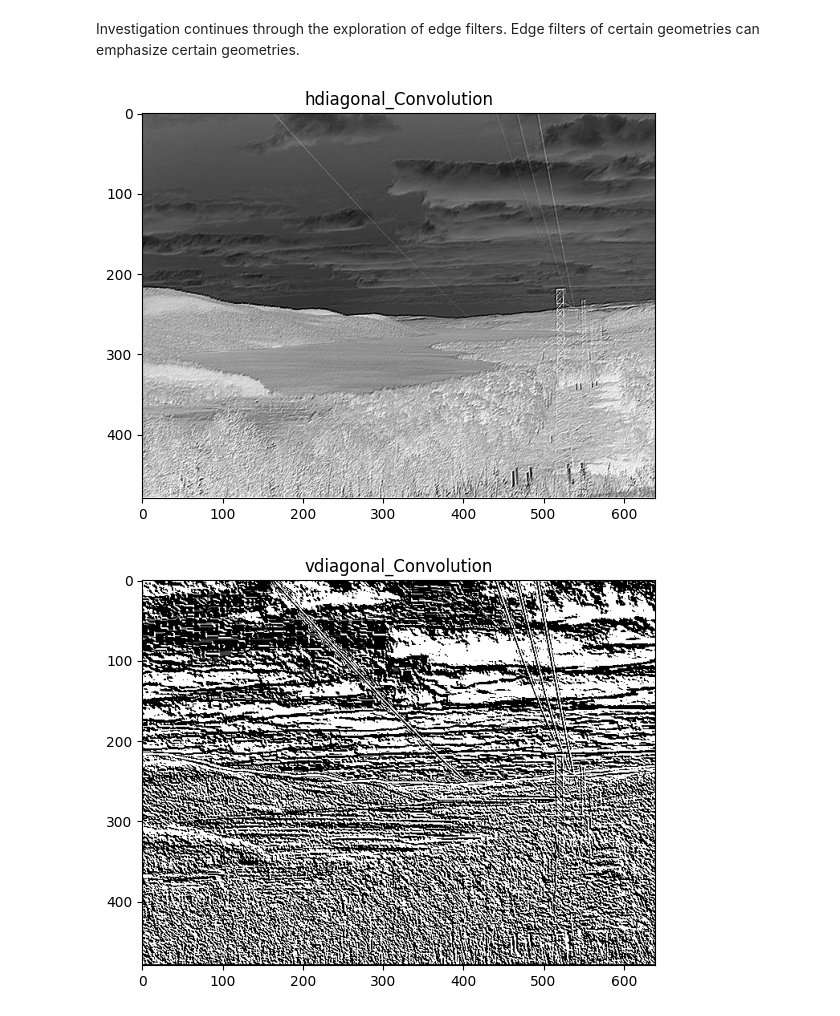
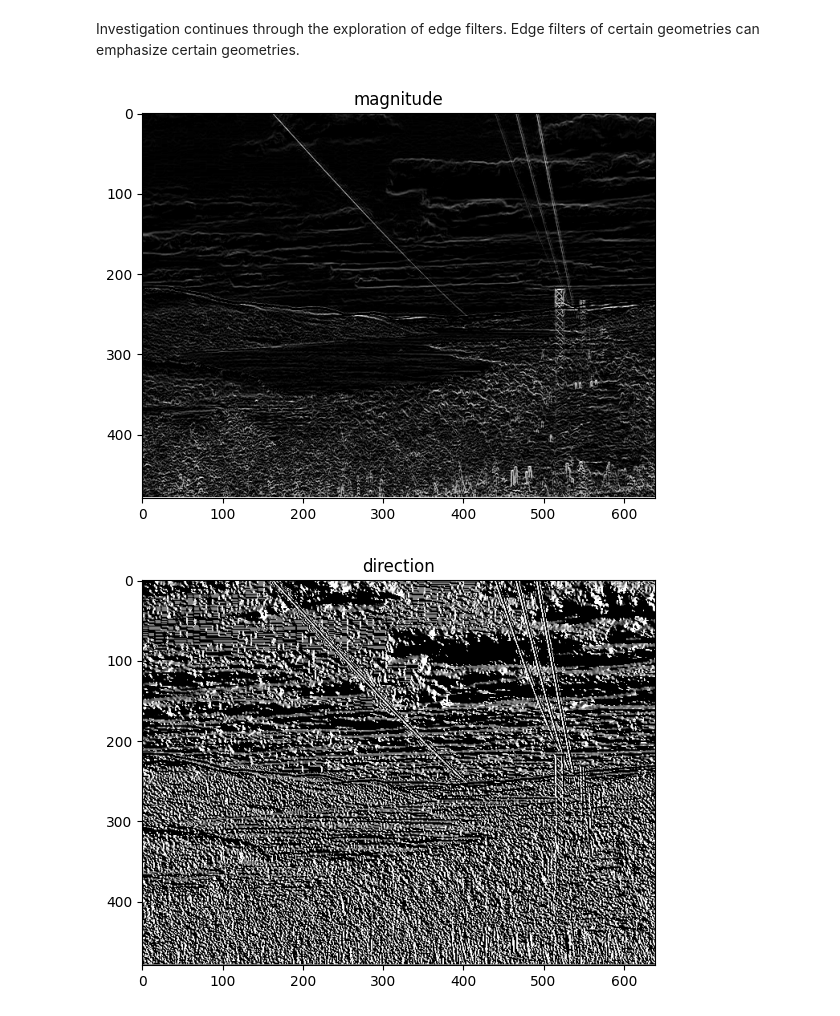
Before and after one commit to Mikerive/Color-Space, a Jupyter notebook: Power_Line_Project.ipynb, the cells around one changed output. Saved outputs shown, nothing was run; the diff lists cells and outputs as text; code cells hidden in the pictures.

```diff
--- a/Power_Line_Project.ipynb
+++ b/Power_Line_Project.ipynb
@@ -99,5 +87,5 @@ vcustom = vcustom/5
 # %%
-folder_name = 'PowerLineProject/Picture1/'
+folder_name = 'PowerLineProject/Picture1'
 
-inverted, inverted_path = ColorSpace('Image/Panoramic_PowerLine.jpg', folder_name).process(inversion())
-gray, inverted_path = ColorSpace(inverted_path, folder_name).process(rgb_to_grayscale())
+inverted, inverted_path = ColorSpace('Image/Panoramic_PowerLine.jpg', folder_name, 'inverted').process(inversion())
+gray, inverted_path = ColorSpace(inverted_path, folder_name, 'gray').process(rgb_to_grayscale())
@@ -107,10 +92,10 @@ gray, inverted_path = ColorSpace(inverted_path, folder_name).process(rgb_to_gray
 # %% [markdown]
 Openning Kernel Experimentation
 # %%
-folder_name = 'Image/PowerLineProject/Picture1/'
-
 
 # for i in range(3, 11, 2):
 #     kernel = np.full((i,i), 1)
 #     openned, openned_path = ImageProcessor(inverted_path, folder_name, f'openned_{i}').process(Dilation(), kernel)
 #     openned, openned_path = ImageProcessor(openned_path, folder_name, f'openned_{i}').process(Erosion(), kernel)
+
+inverted_path
@@ -141,8 +121,23 @@ Pixel-wise segmentation was limited in usefulness. Sauvola tended to filter out
 # %% [markdown]
 Investigation continues through the exploration of edge filters. Edge filters of certain geometries can emphasize certain geometries.
 # %%
-diagonal1, diagonal1_path = ImageProcessor(inverted_path, folder_name, 'hdiagonal').process(Convolution(), hcustom)
-diagonal2, diagonal2_path = ImageProcessor(inverted_path, folder_name, 'vdiagonal').process(Convolution(), vcustom)
+hcustom = np.array([[1, 2, 0],
+                    [2, 0, -2],
+                    [0, -2, -1]])
+hcustom = hcustom
+
+vcustom = np.array([[0, 2, 1],
+                    [-2, 0, 2],
+                    [-1, -2, 0]])
+vcustom = vcustom
+
+
+diagonal1, diagonal1_path = Processor(inverted_path, folder_name, 'hdiagonal').process(Convolution(), hcustom)
+diagonal2, diagonal2_path = Processor(inverted_path, folder_name, 'vdiagonal').process(Convolution(), vcustom)
-# %% [output]
-[figure, removed]
-[figure, removed]
+# %%
+from ImageLab import MultiProcessor
+mag, mag_path = MultiProcessor(diagonal1_path, diagonal2_path, folder_name, 'magnitude').process(Gradient_Magnitude())
+dir, dir_path = MultiProcessor(diagonal1_path, diagonal2_path, folder_name, 'direction').process(Gradient_Direction())
+# %% [output]
+[figure, added]
+[figure, added]
```
Also changed, not shown: parts of 28 cells of this notebook, 10 other files.
